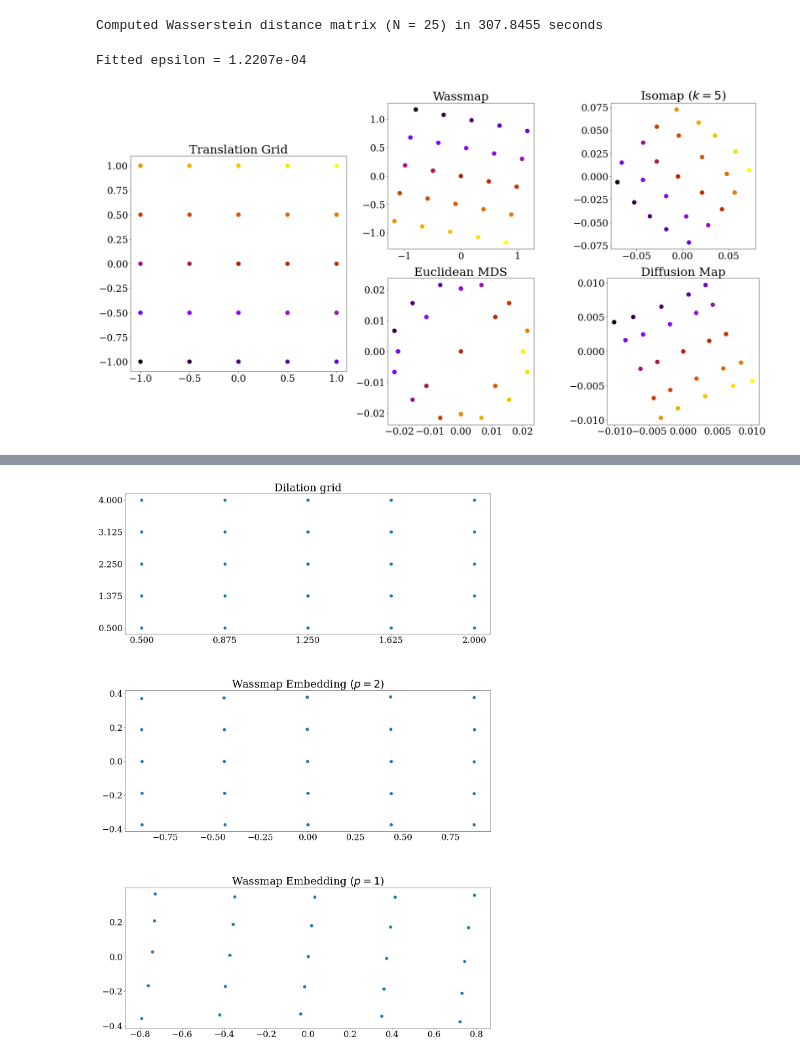
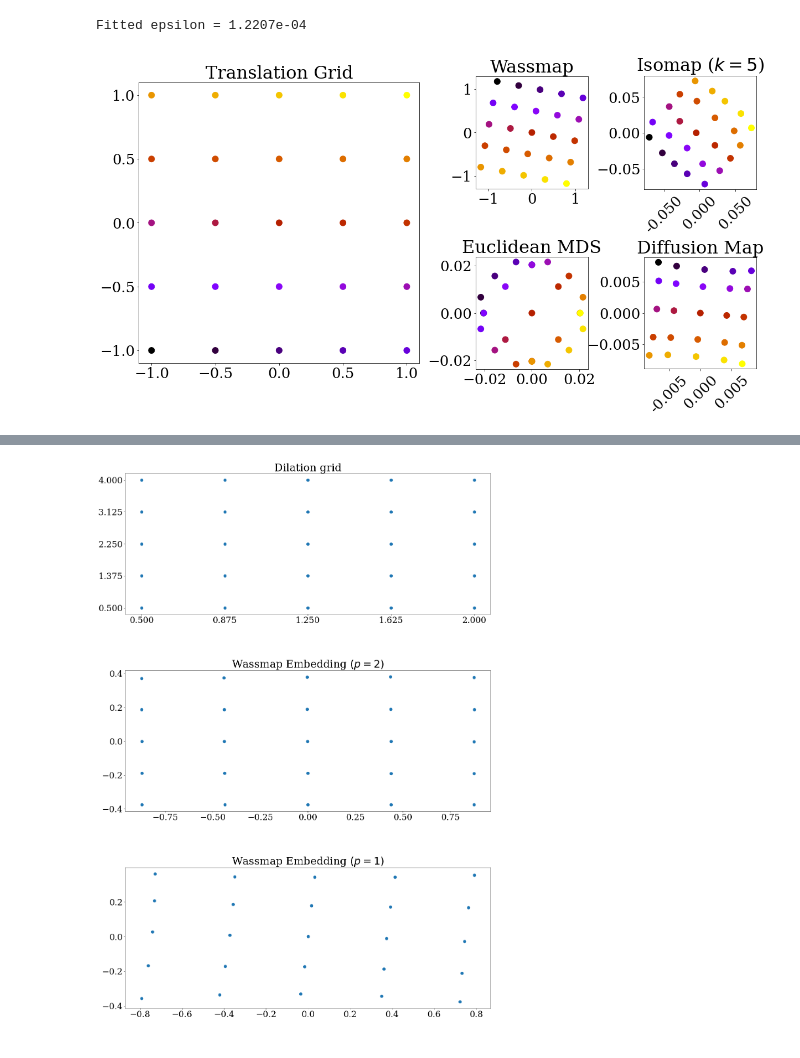
Before and after one commit to Wassmap/wassmap, a Jupyter notebook: example/SIMODS/MainFigures.ipynb, the cells around one changed output, grey strips where cells are left out. Cells and saved outputs as stored; diff of their text form; code cells hidden in the pictures.

```diff
--- a/example/SIMODS/MainFigures.ipynb
+++ b/example/SIMODS/MainFigures.ipynb
@@ -84,15 +84,3 @@ for i in range(num_samp_f1):
     pc = trans_images_f1[i]
     trans_images_vox_f1[:,:,i] = wm.pointcloud_to_vox(pc,grid)
     vox_matrix_f1[i,:] = np.reshape(trans_images_vox_f1[:,:,i],(1,nvox*nvox))
-
-# Compute Wasserstein square distance matrix
-tic = time.perf_counter()
-wass_p = 2.0
-Wass_distance_f1 = wm.wass_matrix(trans_images_f1,squared=True,geodesic=False,p=wass_p)
-toc = time.perf_counter() - tic
-print("Computed Wasserstein distance matrix (N = %i) in %0.4f seconds"%(num_samp_f1,toc))
-
-# MDS on Wass squared matrix to obtain the Wassmap embedding
-WassEmbedding_f1 = wm.mds(Wass_distance_f1,squared=True)
-# %% [output]
-Computed Wasserstein distance matrix (N = 25) in 307.8455 seconds
@@ -117,62 +115,64 @@ Fitted epsilon = 1.2207e-04
 ### FIGURE 1: Circle translate test 1:OVERLAPPING IMAGES:Plotting
 
 # Create the plot objects
-fig1 = plt.figure(figsize=(32,16))
+fig1 = plt.figure(figsize=(20,10))
 ax1 = fig1.subplot_mosaic(
     """
-    AAABBBCCC
-    AAABBBCCC
-    AAABBBCCC
-    AAADDDEEE
-    AAADDDEEE
-    AAADDDEEE
+    AABC
+    AADE
     """,
-    gridspec_kw = {"wspace":0.1,"hspace":1},
+    gridspec_kw = {"wspace":0.5,"hspace":0.5},
     empty_sentinel="X",
 )
 
 ms = 120 # Marker size
-x = translates_f1[:,0]
-y = translates_f1[:,1]
+xp = translates_f1[:,0]
+yp = translates_f1[:,1]
 c = np.linspace(0,1,num_samp_f1)   # Note: we'll use the same colors for every scatter plot (to identify points)
 
 # Plot the translation set
-ax1['A'].scatter(x,y,c=c,s=ms)
+ax1['A'].scatter(xp,yp,c=c,s=ms)
 ax1['A'].set_aspect('equal')
 ax1['A'].set_title('Translation Grid')
+ax1['A'].set_xticks(x)
+ax1['A'].set_yticks(x)
 
 # Plot the Wassmap embedding
-x = WassEmbedding_f1[:,0]
-y = WassEmbedding_f1[:,1]
-ax1['B'].scatter(x,y,c=c,s=ms)
+xp = WassEmbedding_f1[:,0]
+yp = WassEmbedding_f1[:,1]
+ax1['B'].scatter(xp,yp,c=c,s=ms)
 ax1['B'].set_aspect('equal')
 ax1['B'].set_title('Wassmap')
 
 # Plot the ISOMAP embedding
-x = IsomapEmbedding_f1[:,0]
-y = IsomapEmbedding_f1[:,1]
-ax1['C'].scatter(x,y,c=c,s=ms)
+xp = IsomapEmbedding_f1[:,0]
+yp = IsomapEmbedding_f1[:,1]
+ax1['C'].scatter(xp,yp,c=c,s=ms)
 ax1['C'].set_aspect('equal')
 ax1['C'].set_title("Isomap ($k=%i$)"%isomap_k)
+ax1['C'].set_xticklabels(ax1['C'].get_xticks(), rotation = 45)
+ax1['C'].get_xaxis().set_major_formatter(plt.FormatStrFormatter('%.3f'))
 
 # Plot the Euclidean MDS embedding
-x = MDSEmbedding_f1[:,0]
-y = MDSEmbedding_f1[:,1]
-ax1['D'].scatter(x,y,c=c,s=ms)
+xp = MDSEmbedding_f1[:,0]
+yp = MDSEmbedding_f1[:,1]
+ax1['D'].scatter(xp,yp,c=c,s=ms)
 ax1['D'].set_aspect('equal')
 ax1['D'].set_title('Euclidean MDS')
 
 # Plot the diffusion map embedding
-x = DMapEmbedding_f1[:,0]
-y = DMapEmbedding_f1[:,1]
-ax1['E'].scatter(x,y,c=c,s=ms)
+xp = DMapEmbedding_f1[:,0]
+yp = DMapEmbedding_f1[:,1]
+ax1['E'].scatter(xp,yp,c=c,s=ms)
 ax1['E'].set_aspect('equal')
 ax1['E'].set_title('Diffusion Map')
+ax1['E'].set_xticklabels(ax1['E'].get_xticks(), rotation = 45)
+ax1['E'].get_xaxis().set_major_formatter(plt.FormatStrFormatter('%.3f'))
+# Save the figure to google drive
 
-# Save the figure to google drive
 fig1.savefig('./figures/fig1.pdf',bbox_inches='tight')
 # %% [output]
-[figure, old version]
+[figure, new version]
 # %%
 ### FIGURE 2: Circle translate test 2:DOUBLE GRID::Computations
 #   Translation set is a grid in 2 disjoint rectangles: [-20,-10]x[-5,5] union [10,20]x[-5,5]
```
Also changed, not shown: parts of 14 cells of this notebook.
